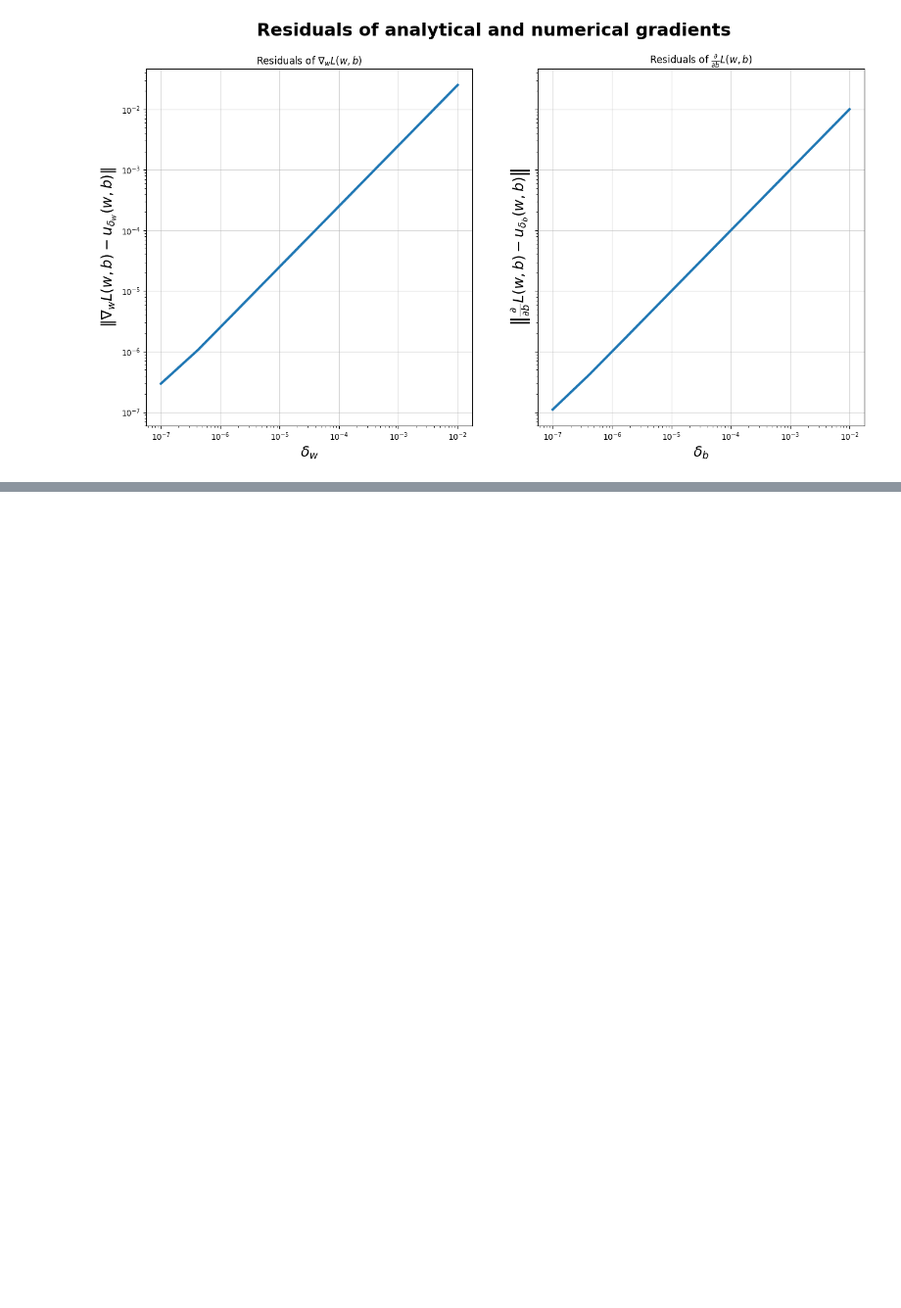
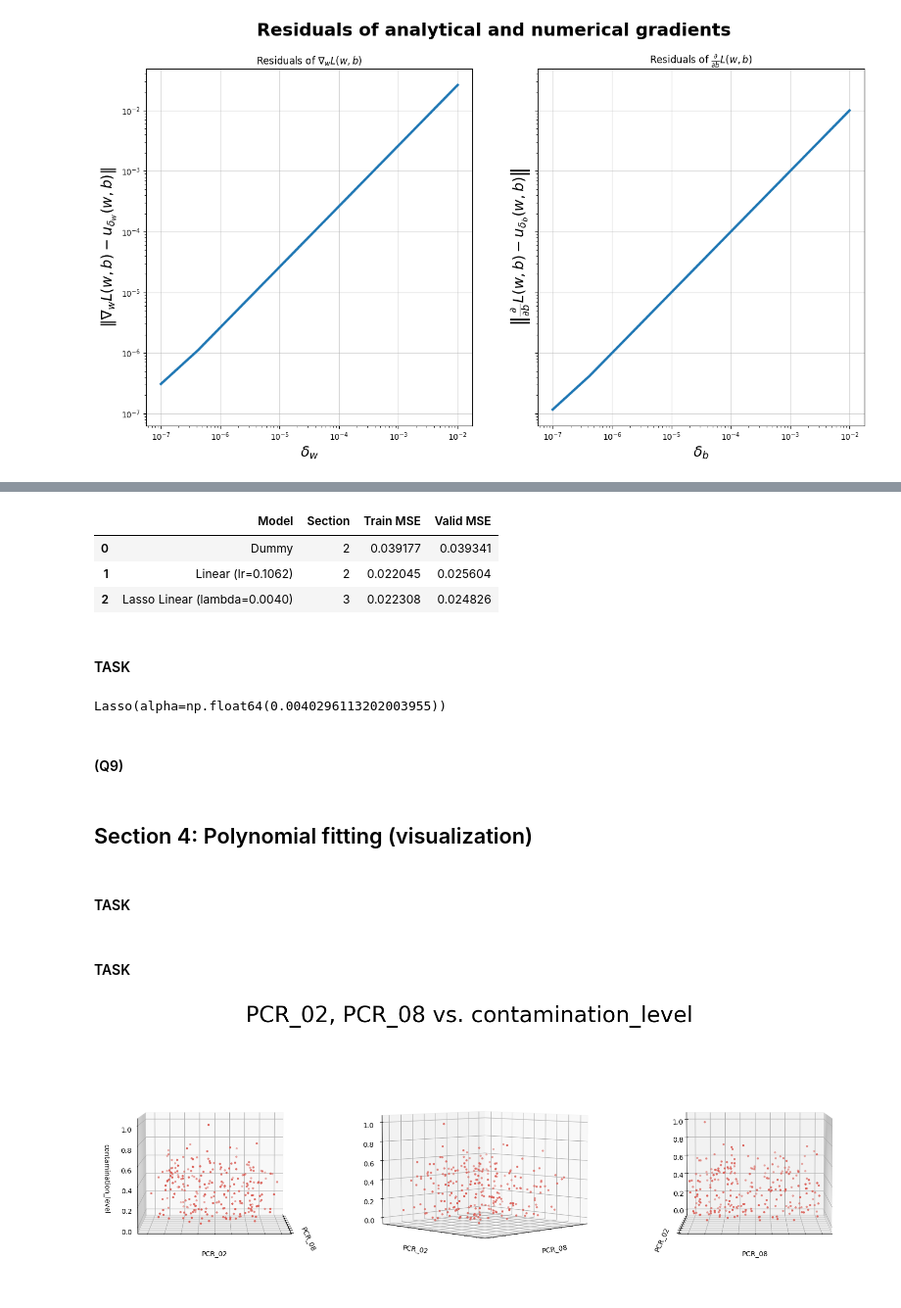
Before and after one commit to UriKH/ML-02360766, a Jupyter notebook: wet_hw3/notebook.ipynb, the cells around one changed output, grey strips where cells are left out. Shown at 98% size. Cells and saved outputs as stored; diff of their text form; code cells hidden in the pictures; blank space fills up the shorter version.

```diff
--- a/wet_hw3/notebook.ipynb
+++ b/wet_hw3/notebook.ipynb
@@ -161,0 +340,31 @@ lr size = 0.1, Best train loss = 0.021979454266363958, Best validation loss = 0.
+# %%
+pd.DataFrame(scores, columns=['Model', 'Section', 'Train MSE', 'Valid MSE'], index=[0, 1, 2])
+# %% [output]
+|  | Model | Section | Train MSE | Valid MSE |
+| 0 | Dummy | 2 | 0.039177 | 0.039341 |
+| 1 | Linear (lr=0.1062) | 2 | 0.022045 | 0.025604 |
+| 2 | Lasso Linear (lambda=0.0040) | 3 | 0.022308 | 0.024826 |
+# %% [markdown]
+#### TASK
+# %%
+linear_lasso_reg_best = Lasso(alpha=best_lambda_res[0], fit_intercept=True)
+linear_lasso_reg_best.fit(X_train, y_train)
+# %% [output]
+Lasso(alpha=np.float64(0.0040296113202003955))
+# %% [markdown]
+#### (Q9)
+# %% [markdown]
+## Section 4: Polynomial fitting (visualization)
+# %% [markdown]
+#### TASK
+# %%
+pcr28 = ['PCR_08', 'PCR_02']
+train28 = train[pcr28 + ['contamination_level']]
+X_train28 = train[pcr28].to_numpy()
+X_test28 = test[pcr28].to_numpy()
+# %% [markdown]
+#### TASK
+# %%
+plot3d(train, *pcr28, 'contamination_level', title=f'PCR_02, PCR_08 vs. contamination_level')
+# %% [output]
+[figure, added]
```
Also changed, not shown: parts of 44 cells of this notebook, 1 other file.
